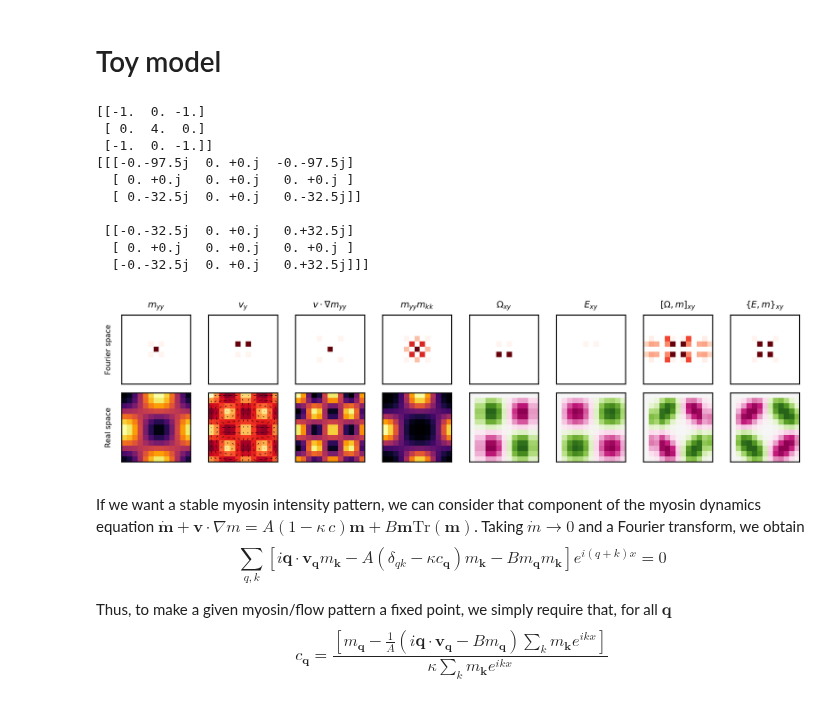
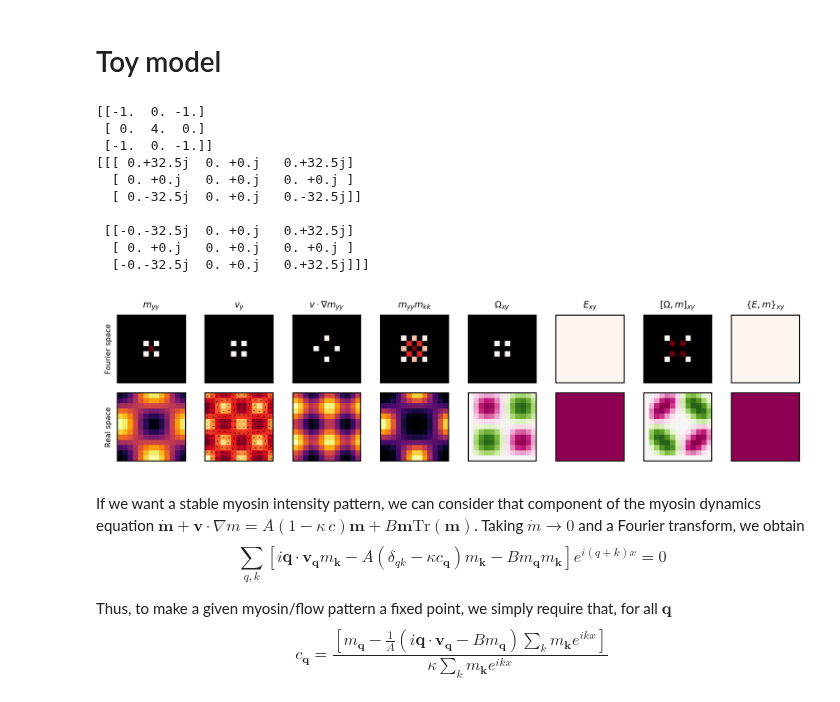
Before and after one commit to jcolen/drosophila_morphogenesis, a Jupyter notebook: MyosinSpectralAnalysis.ipynb, the cells around one changed output. Saved outputs shown, nothing was run; the diff lists cells and outputs as text; code cells hidden in the pictures.

```diff
--- a/MyosinSpectralAnalysis.ipynb
+++ b/MyosinSpectralAnalysis.ipynb
@@ -220,6 +220,7 @@ plt.tight_layout()
 # Toy model
 # %%
 plt.rcParams['image.interpolation'] = None
+plt.rcParams['image.origin'] = 'lower'
 plt.rcParams['font.size'] = 6
 
 def unshift(f):
@@ -250,8 +251,8 @@ mq[0, 0, 0, 0] = 4
 mq[np.abs(mq) < eps] = 0
 mij = np.fft.ifft2(mq).real
 
-vq = -1j * qi * q[0]**2 / q**4 * mq[0, 0]
-vq[0] += 1j * q[0] / q**2 * mq[0, 0]
+vq = -1j * qi * qi[0]**2 / q**4 * mq[0, 0]
+vq[0] += 1j * qi[0] / q**2 * mq[0, 0]
 vq[:, 0, 0] = 0
 print(np.fft.fftshift(mq, axes=(-2, -1))[0, 0, 5:8, 5:8])
 print(np.fft.fftshift(vq, axes=(-2, -1))[:, 5:8, 5:8])
@@ -304,35 +305,35 @@ ax[0, 3].set_title(r'$m_{yy} m_{kk}$')
 ax[0, 4].imshow(unshift(wq), **kwargs)
 ax[1, 4].imshow(Oxy, cmap='PiYG')
 ax[0, 4].set_title('$\Omega_{xy}$')
 
 ax[0, 5].imshow(unshift(eq[1, 0]), **kwargs)
 ax[1, 5].imshow(Eij[1, 0] * 1e10, cmap='PiYG')
 ax[0, 5].set_title('$E_{xy}$')
 
 ax[0, 6].imshow(unshift(Omq[1, 0]), **kwargs)
 ax[1, 6].imshow(Om[1, 0] * 1e10, cmap='PiYG')
 ax[0, 6].set_title(r'$[\Omega, m]_{xy}$')
 
 ax[0, 7].imshow(unshift(Emq[1, 0]), **kwargs)
 ax[1, 7].imshow(Em[1, 0] * 1e10, cmap='PiYG')
 ax[0, 7].set_title(r'$\{E, m\}_{xy}$')
 
 for a in ax.flatten(): a.set(xticks=[], yticks=[])
 ax[0, 0].set_ylabel('Fourier space')
 ax[1, 0].set_ylabel('Real space')
 plt.tight_layout()
 # %% [output]
 [[-1.  0. -1.]
  [ 0.  4.  0.]
  [-1.  0. -1.]]
-[[[-0.-97.5j  0. +0.j  -0.-97.5j]
+[[[ 0.+32.5j  0. +0.j   0.+32.5j]
   [ 0. +0.j   0. +0.j   0. +0.j ]
   [ 0.-32.5j  0. +0.j   0.-32.5j]]
 
  [[-0.-32.5j  0. +0.j   0.+32.5j]
   [ 0. +0.j   0. +0.j   0. +0.j ]
   [-0.-32.5j  0. +0.j   0.+32.5j]]]
-[figure, old version]
+[figure, new version]
 # %% [markdown]
 If we want a stable myosin intensity pattern, we can consider that component of the myosin dynamics equation $\dot{\mathbf{m}} + \mathbf{v} \cdot \nabla m = A (1 - \kappa \, c) \mathbf{m} + B \mathbf{m} \text{Tr}(\mathbf{m}) $. Taking $\dot{m} \rightarrow 0$ and a Fourier transform, we obtain
 \begin{equation}
```
Also changed, not shown: parts of 10 cells of this notebook, 5 other files.
